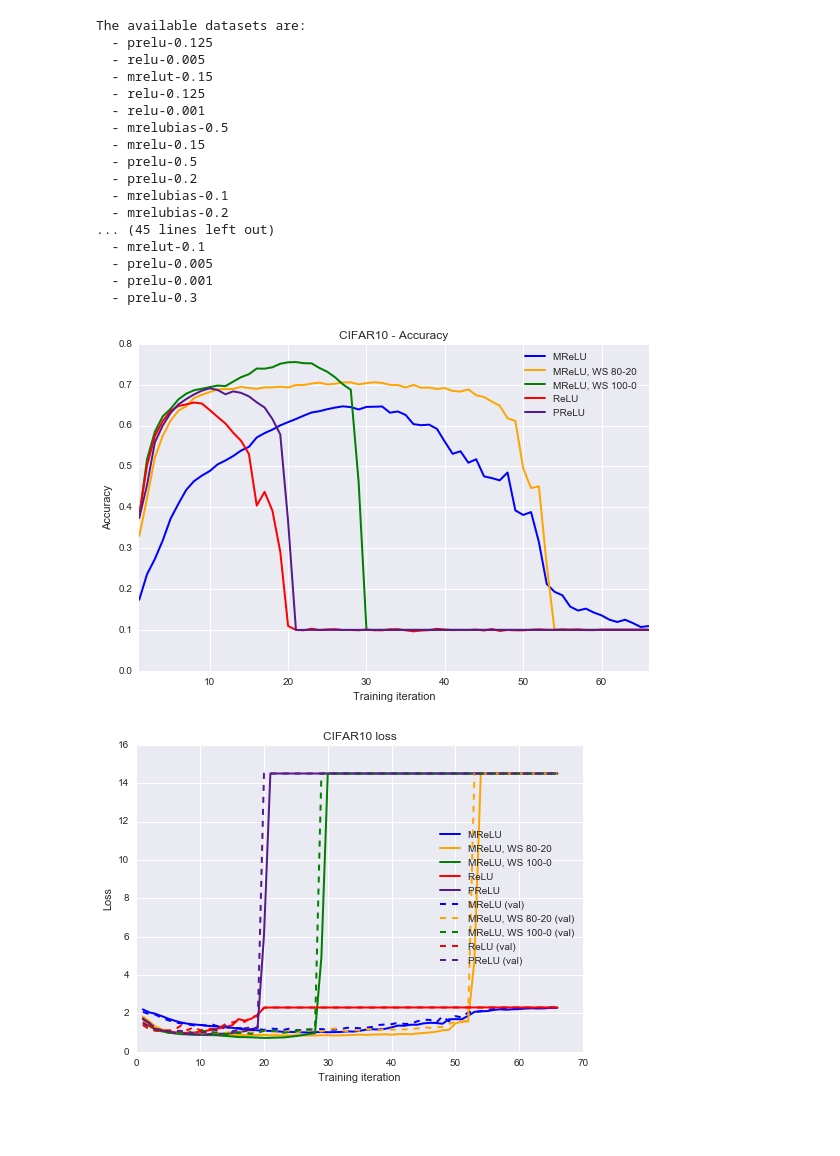
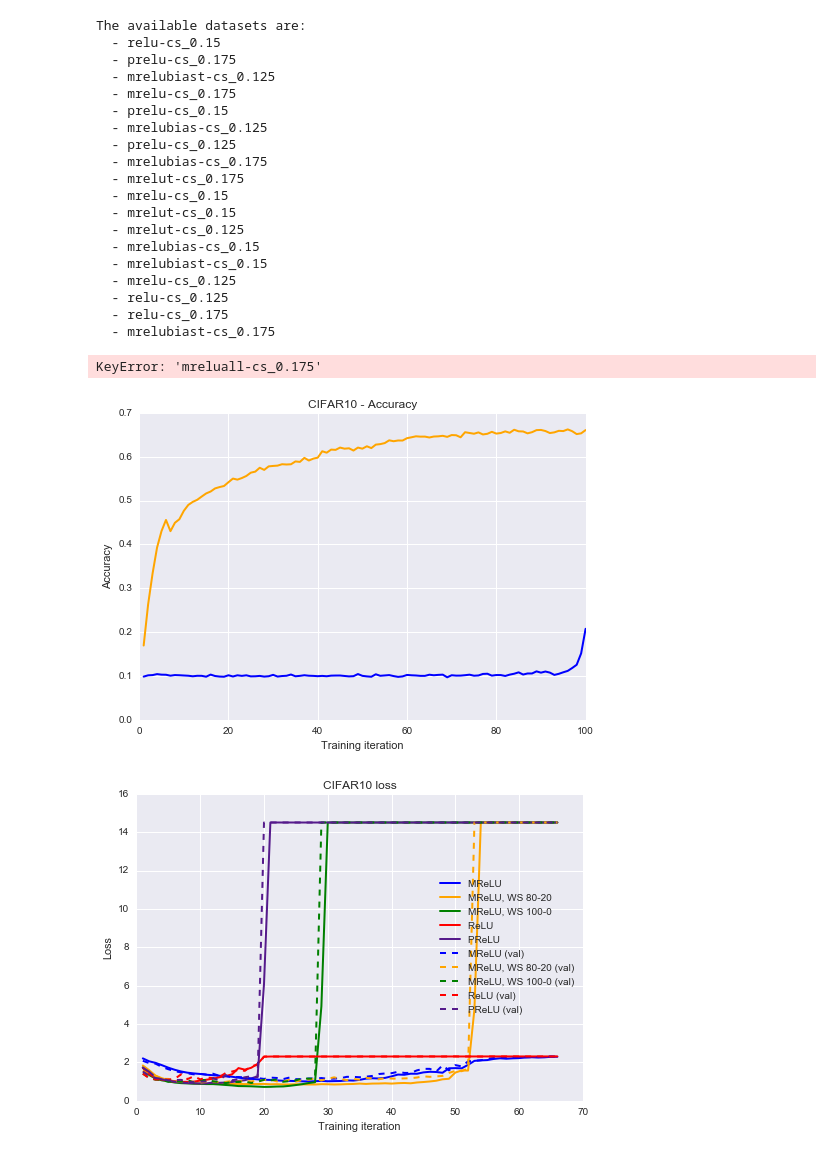
Before and after one commit to claymcleod/pap-experiment, a Jupyter notebook: results/visualize_cifar10.ipynb, the cells around one changed output. Drawn from its saved outputs; the diff is of its cells as text; code cells hidden in the pictures; blank space fills up the shorter version.

```diff
--- a/results/visualize_cifar10.ipynb
+++ b/results/visualize_cifar10.ipynb
@@ -9,14 +9,15 @@ import matplotlib.pyplot as plt
 sns.set_style("darkgrid")
 # %%
 dataset = 'cifar10/deepcnet_small'
-learning_rates = ['0.1', '0.01', '0.001', '0.5', '0.05', '0.005', '0.125', '0.15', '0.2', '0.3', '0.5']
+learning_rates = ['cs_0.15', 'cs_0.125', 'cs_0.175']
 dfs = {}
 for learning_rate in learning_rates:
     files = glob.glob('{}/{}/*.csv'.format(dataset, learning_rate))
     for f in files:
         bn = os.path.basename(f)
         df = pandas.read_csv(f)
-        activation = bn.replace('cifar10', '').replace('deepcnet_small','').replace(learning_rate,'').replace('-', '').replace('.csv','')
+        activation = bn.replace('cifar10', '').replace('deepcnet_small','').replace(learning_rate,'').replace('-', '').replace('.csv','').replace('scheduled', '')
+        activation = activation.replace('_(5)0.05_(inf)0.175', '').replace('_(5)0.05_(inf)0.15', '').replace('_(5)0.05_(inf)0.125','')
         df['activation'] = activation
         dfs[activation+'-'+learning_rate] = df
 print('The available datasets are:')
@@ -24,25 +25,27 @@ for key in dfs.keys():
     print ("  - {}".format(key))
 # %% [output]
 The available datasets are:
-  - prelu-0.125
-  - relu-0.005
-  - mrelut-0.15
-  - relu-0.125
-  - relu-0.001
-  - mrelubias-0.5
-  - mrelu-0.15
-  - prelu-0.5
-  - prelu-0.2
-  - mrelubias-0.1
-  - mrelubias-0.2
-... (45 lines left out)
-  - mrelut-0.1
-  - prelu-0.005
-  - prelu-0.001
-  - prelu-0.3
+  - relu-cs_0.15
+  - prelu-cs_0.175
+  - mrelubiast-cs_0.125
+  - mrelu-cs_0.175
+  - prelu-cs_0.15
+  - mrelubias-cs_0.125
+  - prelu-cs_0.125
+  - mrelubias-cs_0.175
+  - mrelut-cs_0.175
+  - mrelu-cs_0.15
+  - mrelut-cs_0.15
+  - mrelut-cs_0.125
+  - mrelubias-cs_0.15
+  - mrelubiast-cs_0.15
+  - mrelu-cs_0.125
+  - relu-cs_0.125
+  - relu-cs_0.175
+  - mrelubiast-cs_0.175
 # %%
 import itertools
-lr = 'scheduled'
+lr = 'cs_0.175'
 looking_at_axis = 'Accuracy'
 
 def transform_name(name, la):
@@ -60,34 +63,35 @@ def transform_name(name, la):
     elif name == 'prelu':
         return 'PReLU %s' % post
 
     return name
 
 looking_ats = ['acc']
 styles = ['-']
 widths = [2.0, 2.0]
 
 activations = ['mrelu', 'mrelubias', 'mreluall', 'relu', 'prelu']
 colors = ['b', '#ffa500', 'g', 'r', '#551a8b']
 
 ls = zip(looking_ats, styles, widths)
 ac = zip(activations, colors)
 
 lsac = itertools.product(ls, ac)
 handles = []
 plt.title('CIFAR10 - Accuracy')
 plt.xlabel('Training iteration')
 plt.ylabel(looking_at_axis)
 for ((la, style, width), (activation, color)) in lsac:
     y = dfs['{}-{}'.format(activation, lr)].head(100)[la]
     line, = plt.plot(range(1, len(y)+1), y, label=transform_name(activation, la),
                             color=color, linestyle=style, linewidth=width)
     handles.append(line)
 plt.legend(handles=handles, loc='best')
 plt.tight_layout()
 plt.axis([1, 66, 0, 0.8])
 plt.savefig('cifar10-{}.png'.format(looking_ats[0]))
 # %% [output]
+KeyError: 'mreluall-cs_0.175'
-[figure, old version]
+[figure, new version]
 # %%
 import itertools
 lr = 'scheduled'
```
Also changed, not shown: parts of 2 cells of this notebook.
